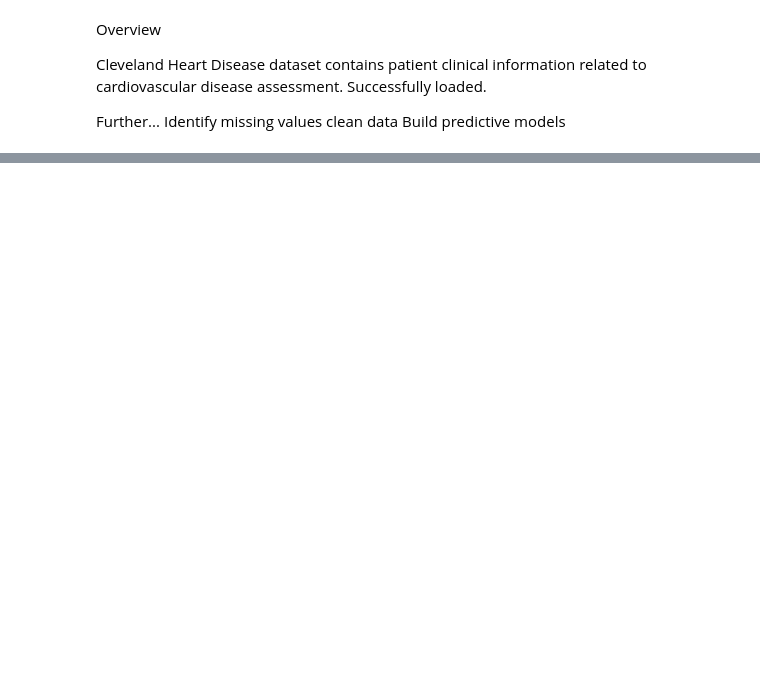
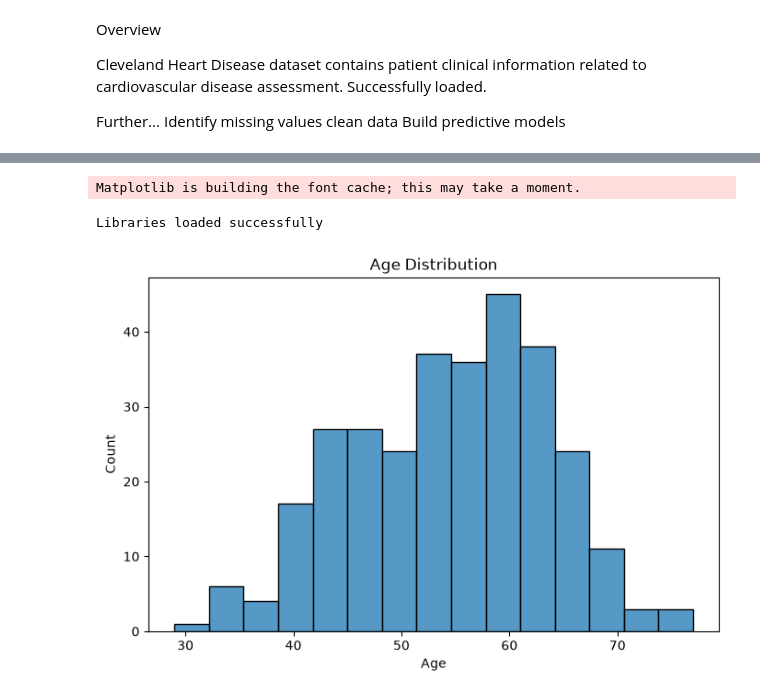
Before and after one commit to Mirageorge/heart-disease-risk-prediction, a Jupyter notebook: notebooks/01_exploratory_analysis.ipynb, the cells around one changed output, grey strips where cells are left out. Saved outputs shown, nothing was run; the diff lists cells and outputs as text; code cells hidden in the pictures; blank space fills up the shorter version.

Commit message:
Clean dataset and create exploratory visualisations

```diff
--- a/notebooks/01_exploratory_analysis.ipynb
+++ b/notebooks/01_exploratory_analysis.ipynb
@@ -80,3 +80,6 @@ Further...
 Identify missing values
 clean data
 Build predictive models
+# %%
+df = df.replace('?', pd.NA)
+df.isnull().sum()
@@ -82,0 +102,5 @@ Build predictive models
+# %%
+df["ca"] = pd.to_numeric(df["ca"], errors="coerce")
+df["thal"] = pd.to_numeric(df["thal"], errors="coerce")
+
+df.info()
@@ -82,0 +125,5 @@ Build predictive models
+# %%
+df["ca"] = df["ca"].fillna(df["ca"].median())
+df["thal"] = df["thal"].fillna(df["thal"].median())
+
+df.isnull().sum()
@@ -82,0 +149,19 @@ Build predictive models
+# %%
+import matplotlib.pyplot as plt
+import seaborn as sns
+
+print("Libraries loaded successfully")
+# %% [output]
+Matplotlib is building the font cache; this may take a moment.
+Libraries loaded successfully
+# %%
+plt.figure(figsize=(8,5))
+sns.histplot(df["age"], bins=15)
+
+plt.title("Age Distribution")
+plt.xlabel("Age")
+plt.ylabel("Count")
+
+plt.show()
+# %% [output]
+[figure, added]
```
Also changed, not shown: parts of 7 cells of this notebook, 1 other file.
